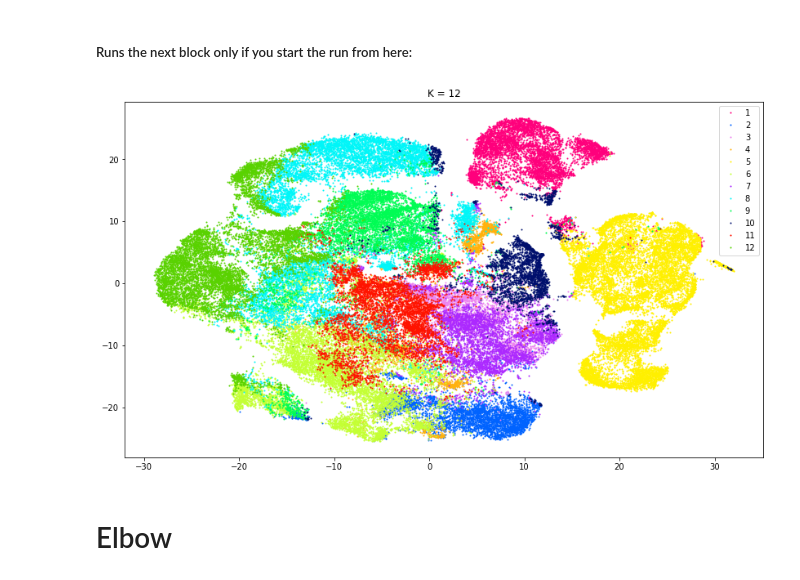
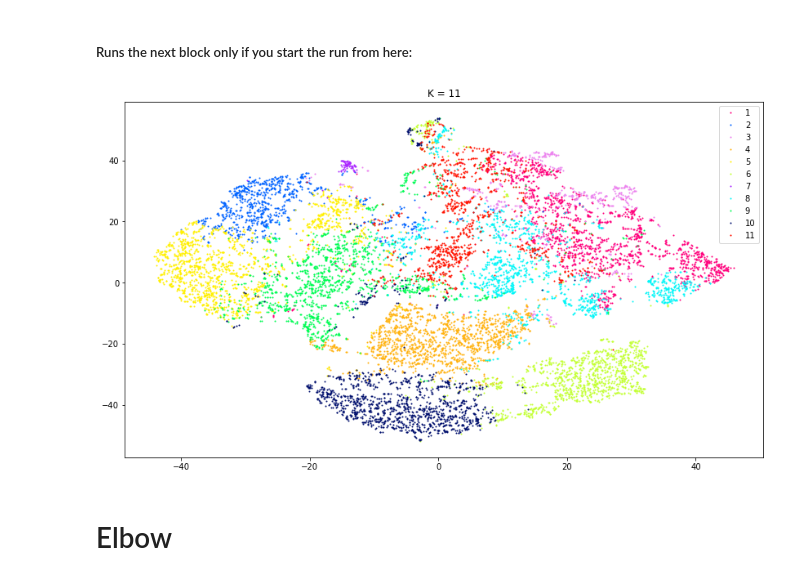
Before and after one commit to ItayShlosberg/classifying-response-to-immunotherapy, a Jupyter notebook: data_analysis/SERVER_NBS/CLUSTERING/finalize_clusters.ipynb, the cells around one changed output. Drawn from its saved outputs; the diff is of its cells as text; code cells hidden in the pictures.

```diff
--- a/data_analysis/SERVER_NBS/CLUSTERING/finalize_clusters.ipynb
+++ b/data_analysis/SERVER_NBS/CLUSTERING/finalize_clusters.ipynb
@@ -64,8 +64,8 @@ from utilities.clustering_tools import get_clusters_indices, find_satisfying_lis
 # %% [markdown]
 Loads cohort:
 # %%
-FILTERED_CELLS_PATH = r'/storage/md_keren/shitay/Data/droplet_seq/cohort/normalized/6.21/cohort_normalized_26.6.21_protein_coding_genes.pkl'
-KMEANS_ROW_CLUSTERS_PATH = r'/storage/md_keren/shitay/outputs/clustering/kmeans/26.6.21/row_kmeans'
+FILTERED_CELLS_PATH = r'/storage/md_keren/shitay/Data/droplet_seq/cohort/normalized/6.21/myeloid_normalized_26.6.21_4k_genes.pkl'
+KMEANS_ROW_CLUSTERS_PATH = r'/storage/md_keren/shitay/outputs/clustering/myeloid/kmeans/cohort_26.6.21_run_11.8.21/row_kmeans'
 KMEANS_FILE_NAME = r'kmeans_immune_cells_4k_genes'  # excluding the suffix: '_k_num.pkl'
 # %%
 print(f'Loading cohort file:\n{FILTERED_CELLS_PATH}')
@@ -249,37 +247,37 @@ markers_df.to_csv(OUTPUT_PATH)
 # %% [markdown]
 ##### Runs the next block only if you start the run from here:
 # %%
-# CSV_PATH = r'/storage/md_keren/shitay/outputs/clustering/summaries/26.6.21/immune_kmeans_26.6.21_clusters_mapping.csv'
-# df = pd.read_csv(CSV_PATH)
+CSV_PATH = r'/storage/md_keren/shitay/outputs/clustering/myeloid/summary/11.8.21/myeloid_kmeans_11.8.21_clusters_mapping.csv'
+df = pd.read_csv(CSV_PATH)
 
-# clusters_indexes = get_clusters_indices(df, filtered_cells)
+clusters_indexes = get_clusters_indices(df, filtered_cells)
 # %%
-OUTPUT_PATH = r'/storage/md_keren/shitay/outputs/clustering/summaries/26.6.21/tSNE.png'
-TSNE_PATH = fr'/storage/md_keren/shitay/outputs/TSNE/cohort_26.6.21/immune_cells_bhtsne_26.6.21.pkl'
+OUTPUT_PATH = r'/storage/md_keren/shitay/outputs/clustering/myeloid/summary/11.8.21/tSNE.png'
+TSNE_PATH = fr'/storage/md_keren/shitay/outputs/TSNE/cohort_26.6.21/myeloid/immune_cells_bhtsne_26.6.21.pkl'
 
 
 
 plt.rcParams["figure.figsize"] = 14, 8 #plt.rcParamsDefault["figure.figsize"]
 
 cells_embedded = pickle.load(open(TSNE_PATH, 'rb'))
 
 colormap = plt.cm.gist_ncar #nipy_spectral, Set1,Paired           [1,  2,  3,  4,  5,  6,  7,  8,  9, 10, 11, 12]
 colors = np.array([colormap(i) for i in np.linspace(0, 0.9,100)])[[84, 15, 99, 70, 60, 53,  92, 23,  32,  1, 80, 40, 12, 13, 14]]
 # colors = np.array([colormap(i) for i in np.linspace(0, 0.9,15)])[[2, 5, 11, 10, 0, 1, 3, 4, 6, 7, 8, 9, 12, 13, 14]]
 
-for cluster_idx, cluster_list in cluster_indexes.items():
+for cluster_idx, cluster_list in clusters_indexes.items():
     Xi = cells_embedded[cluster_list, 0]
     Yi = cells_embedded[cluster_list, 1]
     plt.plot(Xi, Yi, 'ro', color=colors[cluster_idx-1], label=cluster_idx, markersize=1)
 
     plt.legend()
 plt.title(f"K = {K}");
 # plt.show()
 
 # remove if you dont want to save
 plt.savefig(OUTPUT_PATH)
 # %% [output]
-[figure, old version]
+[figure, new version]
 # %% [markdown]
 # Elbow
 # %% [markdown]
```
Also changed, not shown: parts of 5 cells of this notebook, 9 other files.
